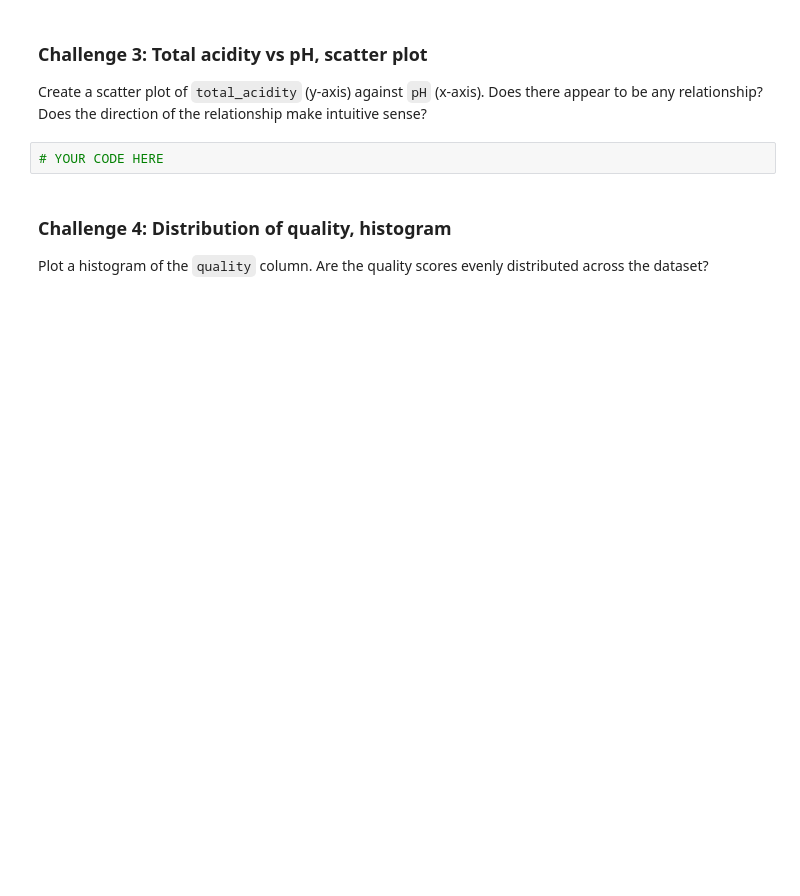
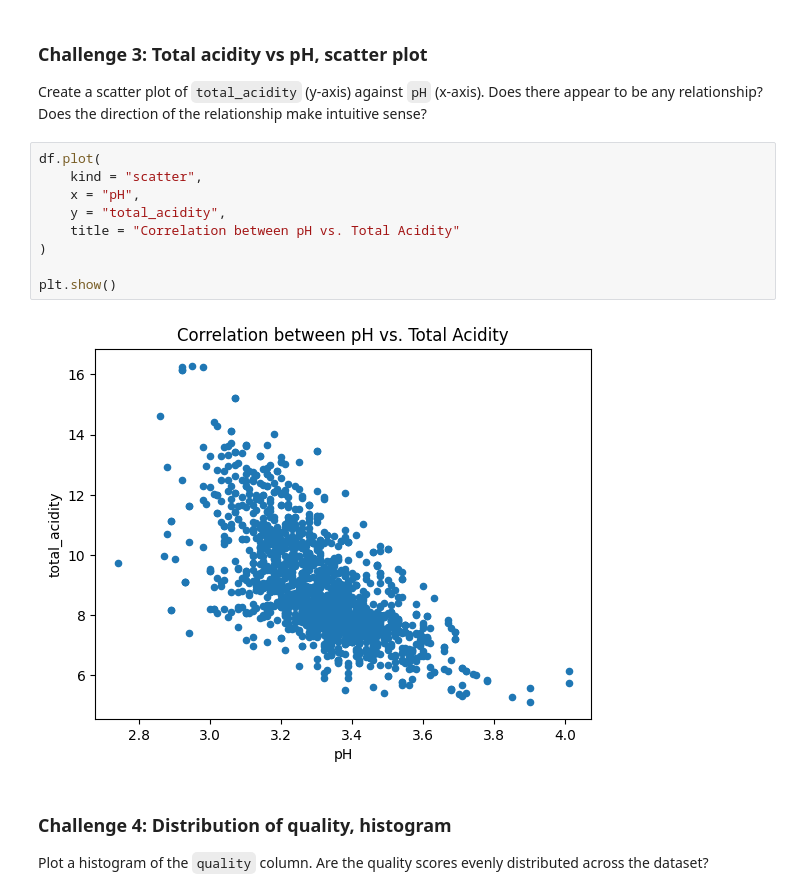
Before and after one commit to andrioliserena/pandas, a Jupyter notebook: 1_Pandas/03_Introduction_to_Visualization.ipynb, the cells around one changed output. Saved outputs shown, nothing was run; the diff lists cells and outputs as text; blank space fills up the shorter version.

```diff
--- a/1_Pandas/03_Introduction_to_Visualization.ipynb
+++ b/1_Pandas/03_Introduction_to_Visualization.ipynb
@@ -154,7 +189,16 @@ Create a scatter plot of `alcohol` (y-axis) against `pH` (x-axis). Does there ap
 
 Create a scatter plot of `total_acidity` (y-axis) against `pH` (x-axis). Does there appear to be any relationship? Does the direction of the relationship make intuitive sense?
 # %%
-# YOUR CODE HERE
+df.plot(
+    kind = "scatter",
+    x = "pH",
+    y = "total_acidity",
+    title = "Correlation between pH vs. Total Acidity"
+)
+
+plt.show()
+# %% [output]
+[figure, added]
 # %% [markdown]
 ### Challenge 4: Distribution of quality, histogram
 
```
Also changed, not shown: parts of 12 cells of this notebook, 5 other files.
